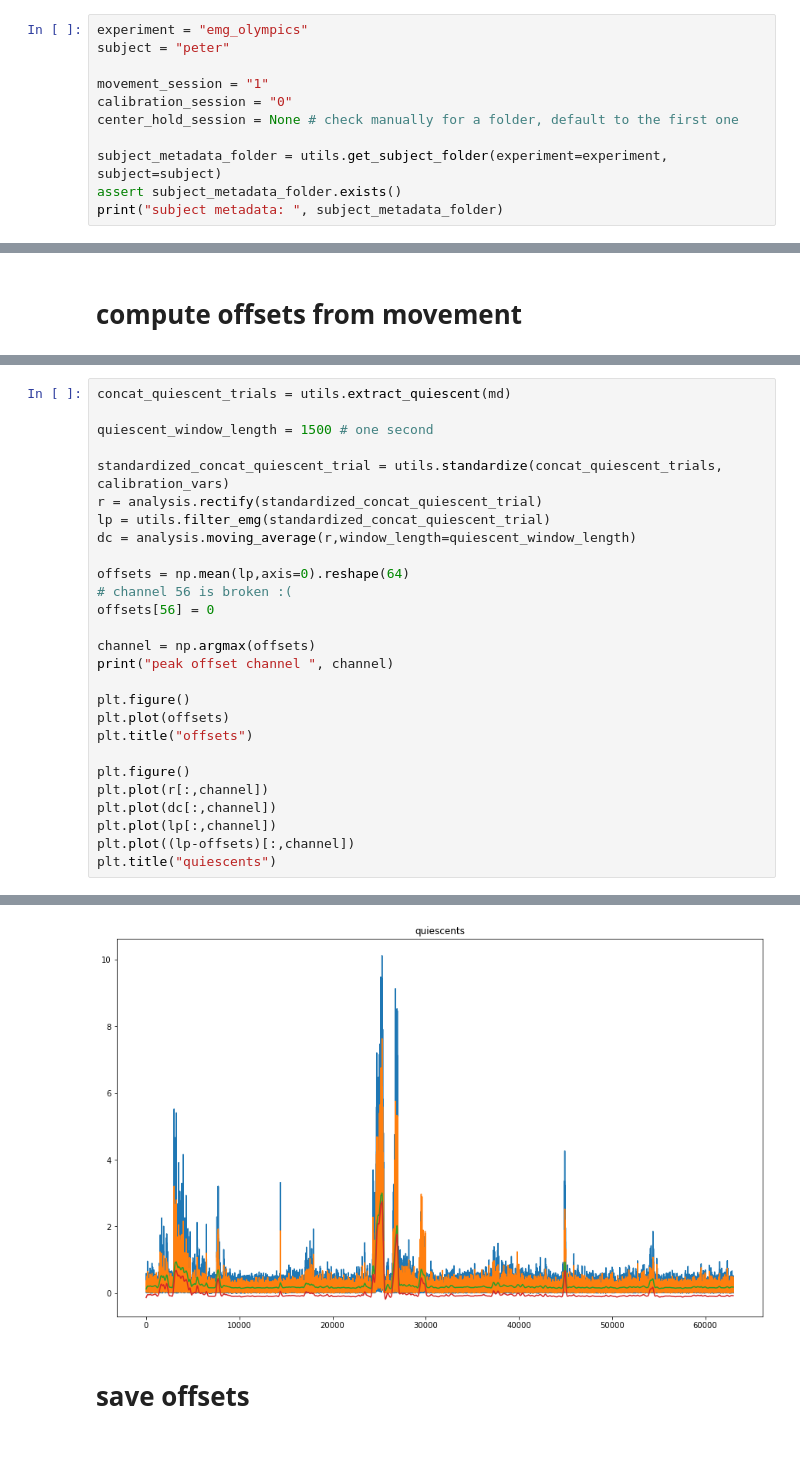
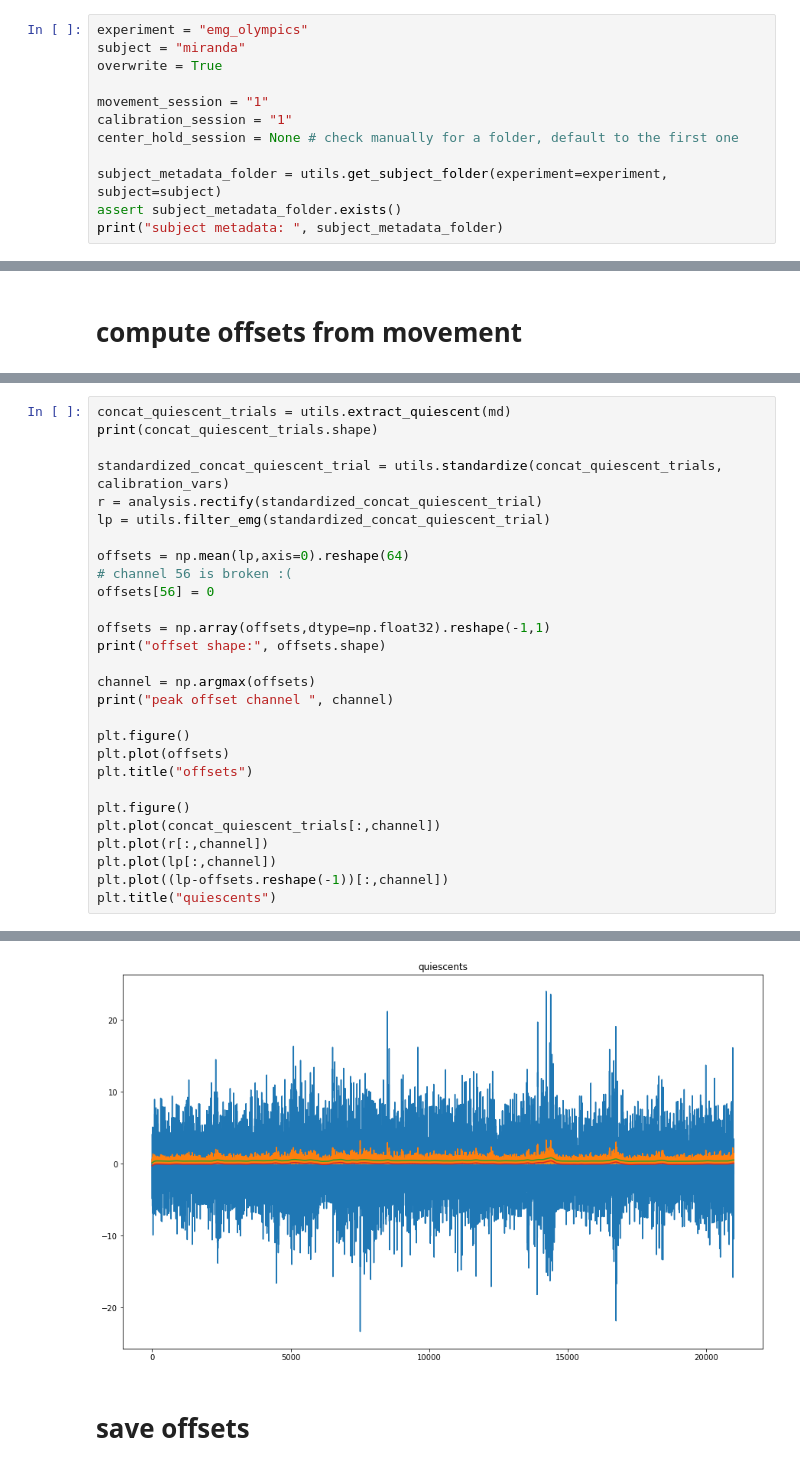
Before and after one commit to spewil/kyberphysics, a Jupyter notebook: notebooks/mappings.ipynb, the cells around one changed output, grey strips where cells are left out. Drawn from its saved outputs; the diff is of its cells as text.

Commit message:
after miranda

```diff
--- a/notebooks/mappings.ipynb
+++ b/notebooks/mappings.ipynb
@@ -36,10 +36,11 @@ NOTES:
 # load data
 # %%
 experiment = "emg_olympics"
-subject = "peter"
+subject = "miranda"
+overwrite = True
 
 movement_session = "1"
-calibration_session = "0"
+calibration_session = "1"
 center_hold_session = None # check manually for a folder, default to the first one
 
 subject_metadata_folder = utils.get_subject_folder(experiment=experiment, subject=subject)
@@ -270,16 +254,17 @@ min channel:  10
 # %%
 concat_quiescent_trials = utils.extract_quiescent(md)
-
-quiescent_window_length = 1500 # one second
+print(concat_quiescent_trials.shape)
 
 standardized_concat_quiescent_trial = utils.standardize(concat_quiescent_trials, calibration_vars)
 r = analysis.rectify(standardized_concat_quiescent_trial)
 lp = utils.filter_emg(standardized_concat_quiescent_trial)
-dc = analysis.moving_average(r,window_length=quiescent_window_length)
 
 offsets = np.mean(lp,axis=0).reshape(64)
 # channel 56 is broken :(
 offsets[56] = 0
+
+offsets = np.array(offsets,dtype=np.float32).reshape(-1,1)
+print("offset shape:", offsets.shape)
 
 channel = np.argmax(offsets)
 print("peak offset channel ", channel)
@@ -289,9 +274,9 @@ plt.plot(offsets)
 plt.title("offsets")
 
 plt.figure()
+plt.plot(concat_quiescent_trials[:,channel])
 plt.plot(r[:,channel])
-plt.plot(dc[:,channel])
 plt.plot(lp[:,channel])
-plt.plot((lp-offsets)[:,channel])
+plt.plot((lp-offsets.reshape(-1))[:,channel])
 plt.title("quiescents")
 # %% [output]
@@ -306,3 +293,3 @@ Text(0.5, 1.0, 'quiescents')
-[figure, old version]
+[figure, new version]
 # %% [markdown]
 # save offsets
```
Also changed, not shown: parts of 24 cells of this notebook, 19 other files.
